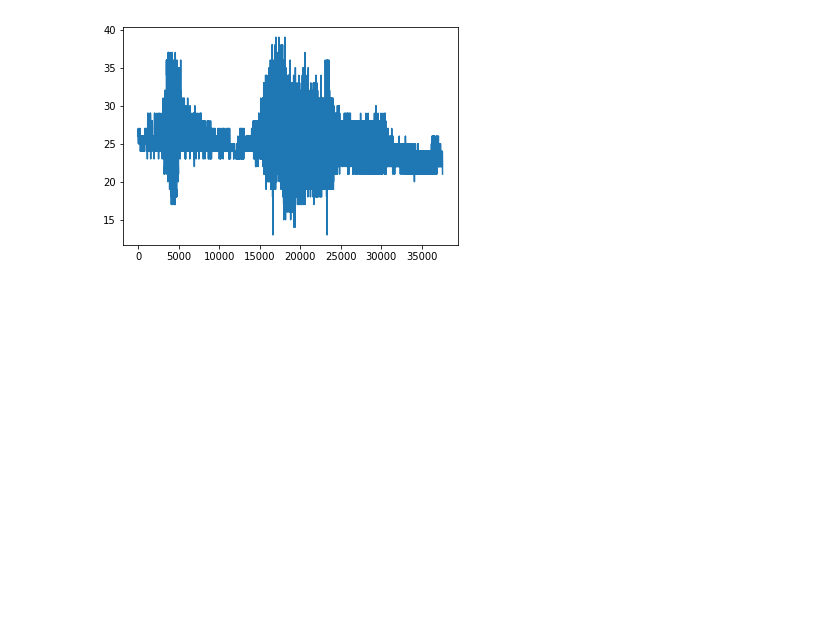
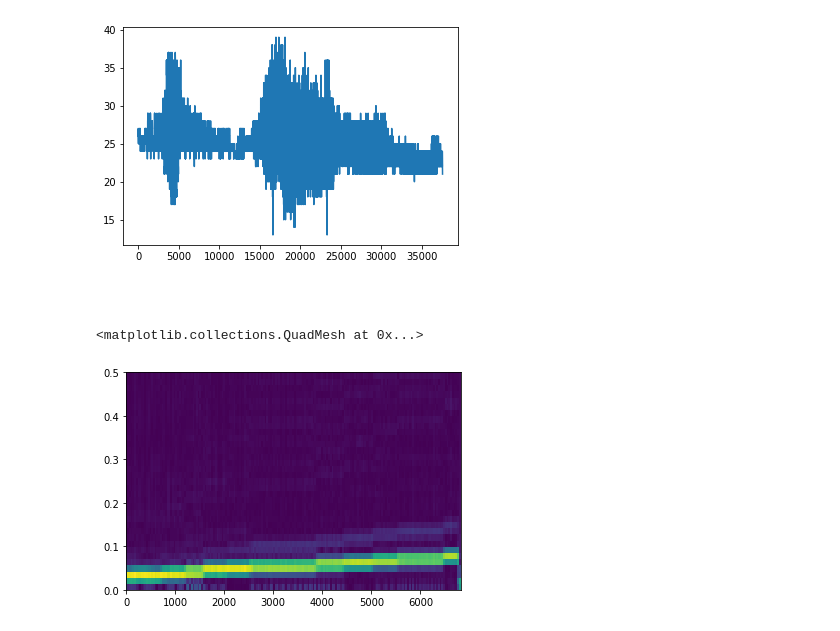
Before and after one commit to balintkaszas/boSchlieren, a Jupyter notebook: 0404.ipynb, the cells around one changed output. Drawn from its saved outputs; the diff is of its cells as text; code cells hidden in the pictures; blank space fills up the shorter version.

Commit message:
Time dependent FFT of driving

```diff
--- a/0404.ipynb
+++ b/0404.ipynb
@@ -359,3 +359,14 @@ plt.plot(peaks[2:], np.abs(np.diff(np.diff(peaks))), "o")
 asd = np.loadtxt('asd.dat', skiprows=2)
 # %%
 31000/(29.18*60.)
+# %% [markdown]
+###
+# %%
+driving = np.loadtxt('driving/driving_2.dat')
+# %%
+from scipy import signal
+fint, tint, Zxxint = signal.stft(driving[:,1], 1., nperseg=70, detrend='constant')
+plt.pcolormesh(tint, fint, np.abs(Zxxint))
+# %% [output]
+<matplotlib.collections.QuadMesh at 0x...>
+[figure, added]
```
Also changed, not shown: parts of 1 cell of this notebook.
